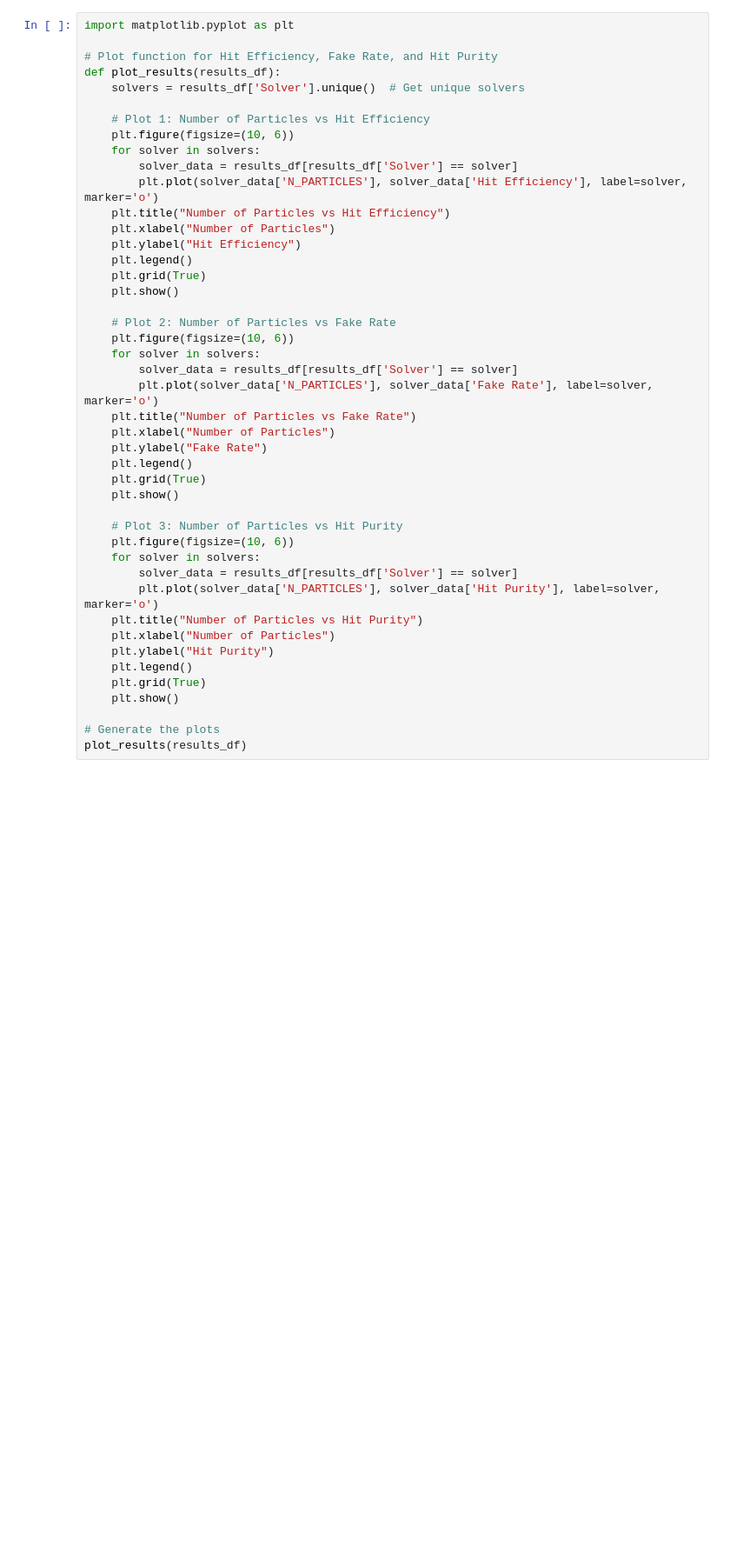
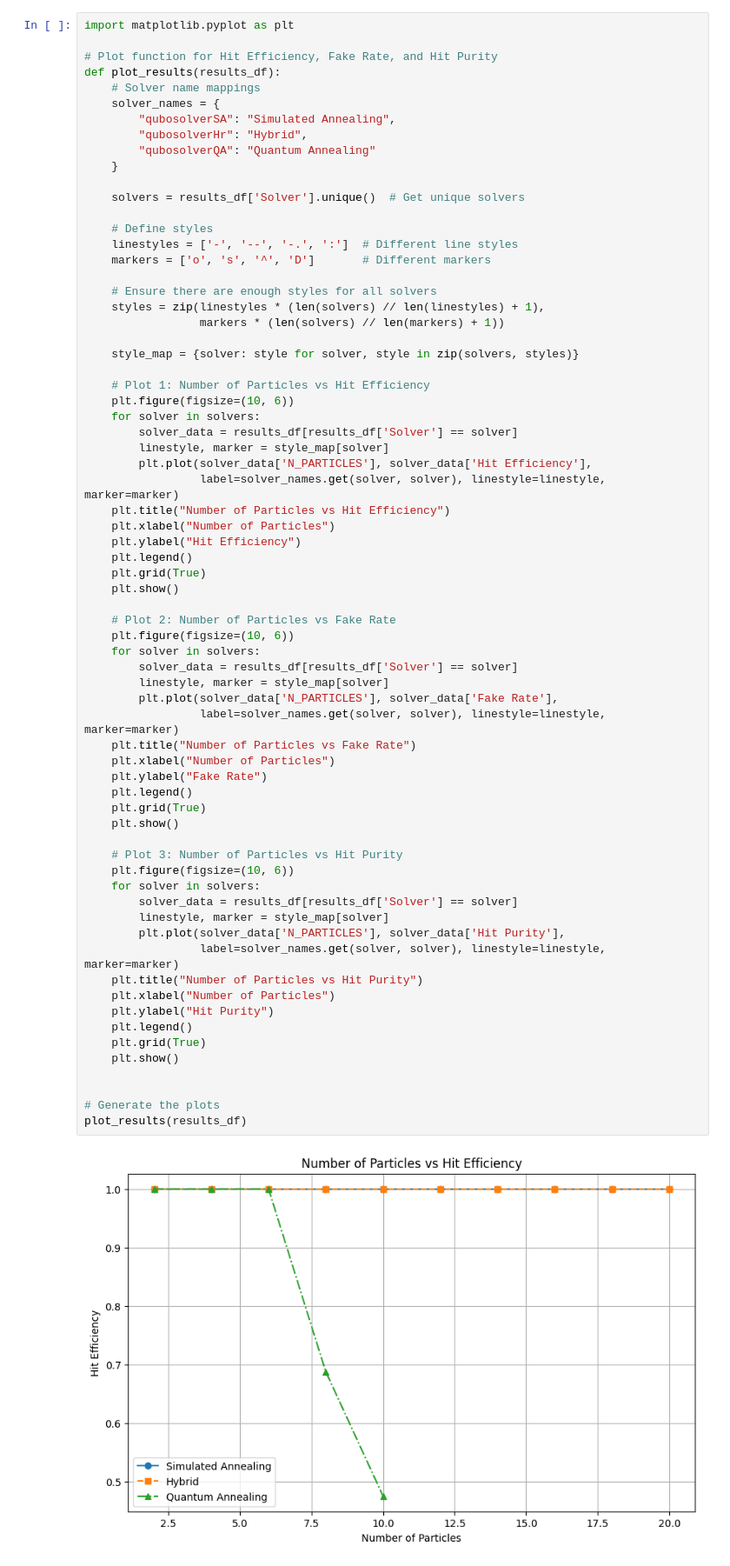
Before and after one commit to vitahehe/quantum-ocean-sdk, a Jupyter notebook: TESTINGSOLUTIONS.ipynb, the cells around one changed output. Shown: that part at 87% size. Cells and saved outputs as stored; diff of their text form; blank space fills up the shorter version.

```diff
--- a/TESTINGSOLUTIONS.ipynb
+++ b/TESTINGSOLUTIONS.ipynb
@@ -368,43 +413,69 @@ import matplotlib.pyplot as plt
 
 # Plot function for Hit Efficiency, Fake Rate, and Hit Purity
 def plot_results(results_df):
+    # Solver name mappings
+    solver_names = {
+        "qubosolverSA": "Simulated Annealing",
+        "qubosolverHr": "Hybrid",
+        "qubosolverQA": "Quantum Annealing"
+    }
+
     solvers = results_df['Solver'].unique()  # Get unique solvers
+
+    # Define styles
+    linestyles = ['-', '--', '-.', ':']  # Different line styles
+    markers = ['o', 's', '^', 'D']       # Different markers
+
+    # Ensure there are enough styles for all solvers
+    styles = zip(linestyles * (len(solvers) // len(linestyles) + 1),
+                 markers * (len(solvers) // len(markers) + 1))
+
+    style_map = {solver: style for solver, style in zip(solvers, styles)}
 
     # Plot 1: Number of Particles vs Hit Efficiency
     plt.figure(figsize=(10, 6))
     for solver in solvers:
         solver_data = results_df[results_df['Solver'] == solver]
-        plt.plot(solver_data['N_PARTICLES'], solver_data['Hit Efficiency'], label=solver, marker='o')
+        linestyle, marker = style_map[solver]
+        plt.plot(solver_data['N_PARTICLES'], solver_data['Hit Efficiency'],
+                 label=solver_names.get(solver, solver), linestyle=linestyle, marker=marker)
     plt.title("Number of Particles vs Hit Efficiency")
     plt.xlabel("Number of Particles")
     plt.ylabel("Hit Efficiency")
     plt.legend()
     plt.grid(True)
     plt.show()
 
     # Plot 2: Number of Particles vs Fake Rate
     plt.figure(figsize=(10, 6))
     for solver in solvers:
         solver_data = results_df[results_df['Solver'] == solver]
-        plt.plot(solver_data['N_PARTICLES'], solver_data['Fake Rate'], label=solver, marker='o')
+        linestyle, marker = style_map[solver]
+        plt.plot(solver_data['N_PARTICLES'], solver_data['Fake Rate'],
+                 label=solver_names.get(solver, solver), linestyle=linestyle, marker=marker)
     plt.title("Number of Particles vs Fake Rate")
     plt.xlabel("Number of Particles")
     plt.ylabel("Fake Rate")
     plt.legend()
     plt.grid(True)
     plt.show()
 
     # Plot 3: Number of Particles vs Hit Purity
     plt.figure(figsize=(10, 6))
     for solver in solvers:
         solver_data = results_df[results_df['Solver'] == solver]
-        plt.plot(solver_data['N_PARTICLES'], solver_data['Hit Purity'], label=solver, marker='o')
+        linestyle, marker = style_map[solver]
+        plt.plot(solver_data['N_PARTICLES'], solver_data['Hit Purity'],
+                 label=solver_names.get(solver, solver), linestyle=linestyle, marker=marker)
     plt.title("Number of Particles vs Hit Purity")
     plt.xlabel("Number of Particles")
     plt.ylabel("Hit Purity")
     plt.legend()
     plt.grid(True)
     plt.show()
 
+
 # Generate the plots
 plot_results(results_df)
+# %% [output]
+[figure, added]
```
Also changed, not shown: parts of 3 cells of this notebook, 3 other files.
